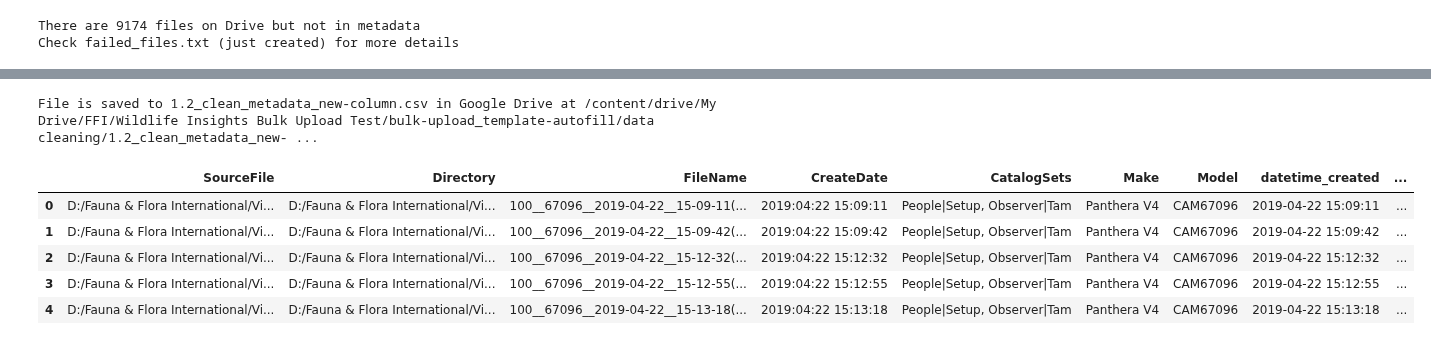
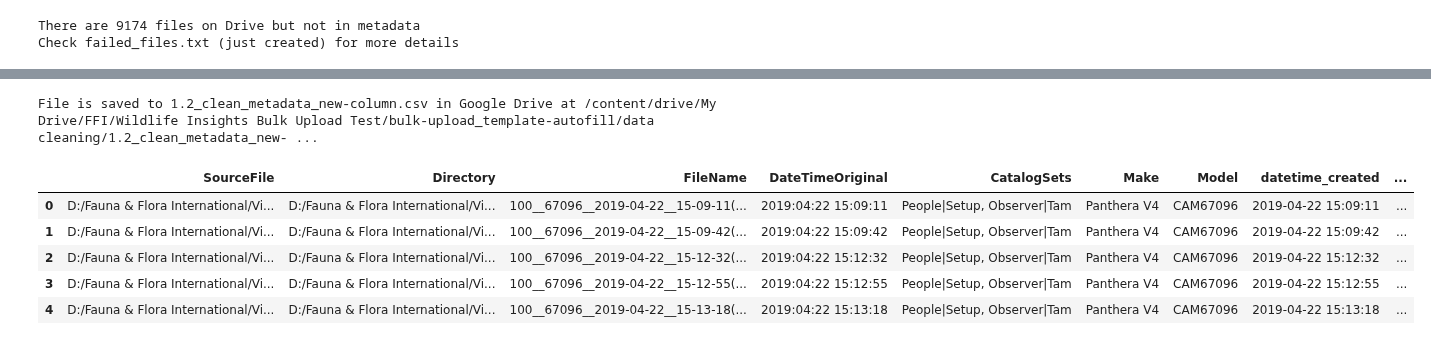
Before and after one commit to FFI-Vietnam/camtrap-tools, a Jupyter notebook: Wildlife Insights/bulk-upload/01_clean-exiftool-dataset.ipynb, the cells around one changed output, grey strips where cells are left out. Drawn from its saved outputs; the diff is of its cells as text; code cells hidden in the pictures.

```diff
--- a/Wildlife Insights/bulk-upload/01_clean-exiftool-dataset.ipynb
+++ b/Wildlife Insights/bulk-upload/01_clean-exiftool-dataset.ipynb
@@ -191,35 +196,35 @@ for i in range(len(catalog_sets)):
 for file in df['SourceFile'].to_list():
   station.append(file.split('/')[-3])
   camera_id.append(file.split('/')[-2])
 
 # create datatime created column in format YYYY-MM-DD hh:mm:ss
-for dt in df['CreateDate'].to_list():
+for dt in df['DateTimeOriginal'].to_list():
   try:
     YYYY, MM, DD = dt.split()[0].split(':')
     hh, mm, ss = dt.split()[1].split(':')
     # pad leading 0
     MM, DD, hh, mm, ss = MM.zfill(2), DD.zfill(2), hh.zfill(2), mm.zfill(2), ss.zfill(2)
     datetime_format = f'{YYYY}-{MM}-{DD} {hh}:{mm}:{ss}'
     datetime_created.append(datetime_format)
   except:
     # in case null
     datetime_created.append('')
 
 df['datetime_created'] = datetime_created
 df['certainty'] = certainty
 df['species_common_name'] = species_common_name
 df['observer'] = observer
 df['uploaded_to_WI'] = uploaded
 df['station'] = station
 df['camera_id'] = camera_id
 
 # save file to 02_metadata_new-column.csv in Google Drive
 save_csv_Google_drive(df, root, contain_folder, metadata_new_column_file_name)
 
 df.head(5)
 # %% [output]
 File is saved to 1.2_clean_metadata_new-column.csv in Google Drive at /content/drive/My Drive/FFI/Wildlife Insights Bulk Upload Test/bulk-upload_template-autofill/data cleaning/1.2_clean_metadata_new- ...
-|  | SourceFile | Directory | FileName | CreateDate | CatalogSets | Make | Model | datetime_created | ... |
+|  | SourceFile | Directory | FileName | DateTimeOriginal | CatalogSets | Make | Model | datetime_created | ... |
 | 0 | D:/Fauna & Flora International/Vi... | D:/Fauna & Flora International/Vi... | 100__67096__2019-04-22__15-09-11(... | 2019:04:22 15:09:11 | People|Setup, Observer|Tam | Panthera V4 | CAM67096 | 2019-04-22 15:09:11 | ... |
 | 1 | D:/Fauna & Flora International/Vi... | D:/Fauna & Flora International/Vi... | 100__67096__2019-04-22__15-09-42(... | 2019:04:22 15:09:42 | People|Setup, Observer|Tam | Panthera V4 | CAM67096 | 2019-04-22 15:09:42 | ... |
 | 2 | D:/Fauna & Flora International/Vi... | D:/Fauna & Flora International/Vi... | 100__67096__2019-04-22__15-12-32(... | 2019:04:22 15:12:32 | People|Setup, Observer|Tam | Panthera V4 | CAM67096 | 2019-04-22 15:12:32 | ... |
```
Also changed, not shown: parts of 10 cells of this notebook.
